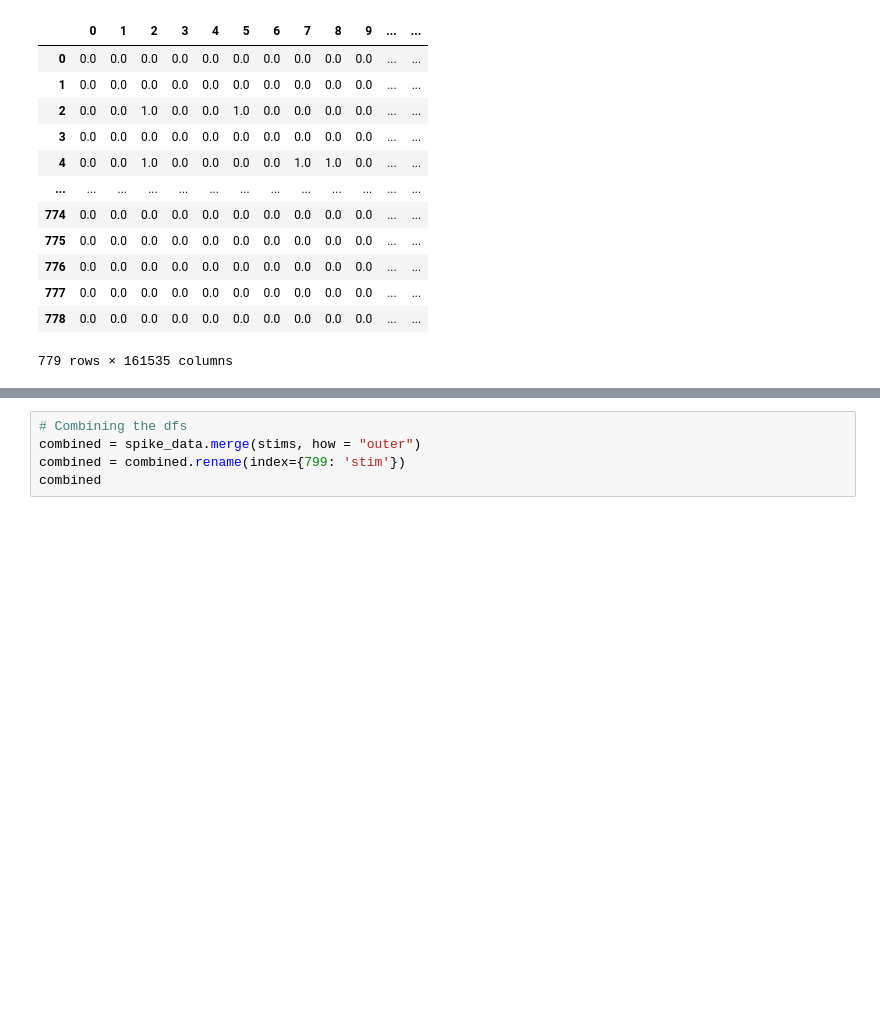
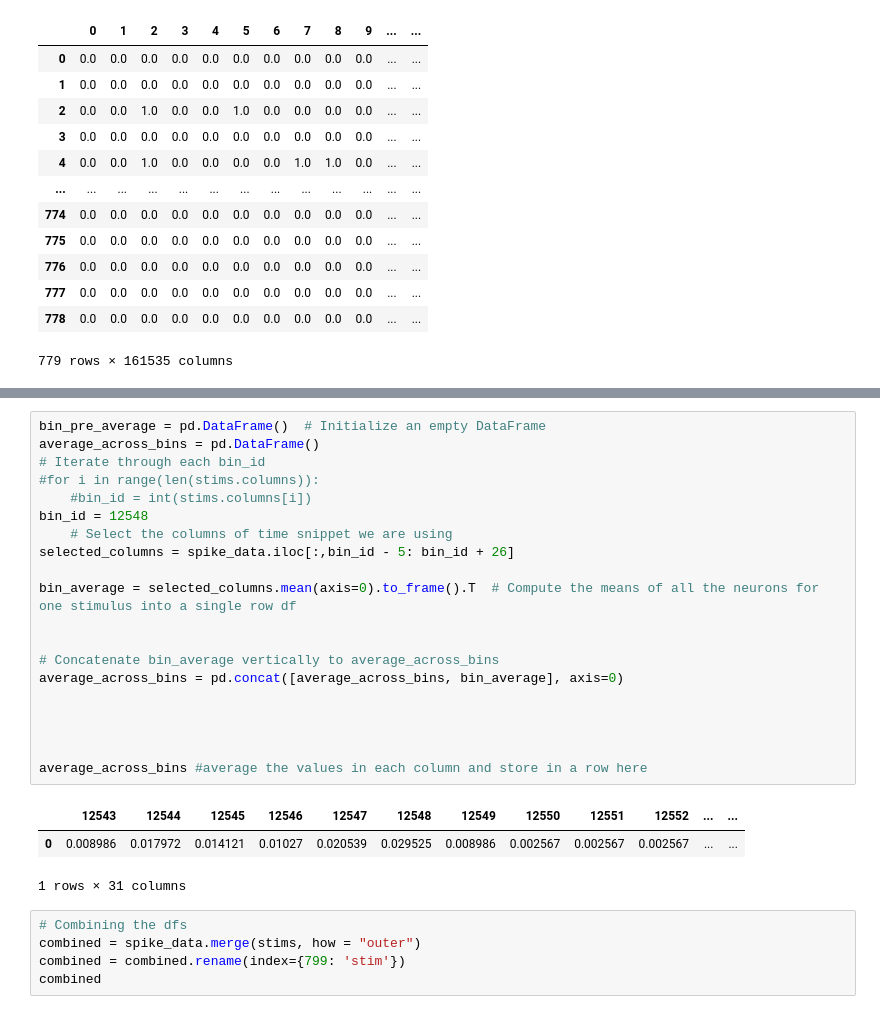
Before and after one commit to VirtualBrainLab/urchin-examples, a Jupyter notebook: li_2024/spiking_data.ipynb, the cells around one changed output, grey strips where cells are left out. Cells and saved outputs as stored; diff of their text form; blank space fills up the shorter version.

Commit message:
attempting to calculate averages

```diff
--- a/li_2024/spiking_data.ipynb
+++ b/li_2024/spiking_data.ipynb
@@ -67,4 +67,28 @@ stims
 1 rows × 1500 columns
+# %%
+bin_pre_average = pd.DataFrame()  # Initialize an empty DataFrame
+average_across_bins = pd.DataFrame()
+# Iterate through each bin_id
+#for i in range(len(stims.columns)):
+    #bin_id = int(stims.columns[i])
+bin_id = 12548
+    # Select the columns of time snippet we are using
+selected_columns = spike_data.iloc[:,bin_id - 5: bin_id + 26]
+
+bin_average = selected_columns.mean(axis=0).to_frame().T  # Compute the means of all the neurons for one stimulus into a single row df
+
+
+# Concatenate bin_average vertically to average_across_bins
+average_across_bins = pd.concat([average_across_bins, bin_average], axis=0)
+
+
+
+
+average_across_bins #average the values in each column and store in a row here
+# %% [output]
+|  | 12543 | 12544 | 12545 | 12546 | 12547 | 12548 | 12549 | 12550 | 12551 | 12552 | ... | ... |
+| 0 | 0.008986 | 0.017972 | 0.014121 | 0.01027 | 0.020539 | 0.029525 | 0.008986 | 0.002567 | 0.002567 | 0.002567 | ... | ... |
+1 rows × 31 columns
 # %%
 # Combining the dfs
 combined = spike_data.merge(stims, how = "outer")
```
Also changed, not shown: parts of 4 cells of this notebook.
